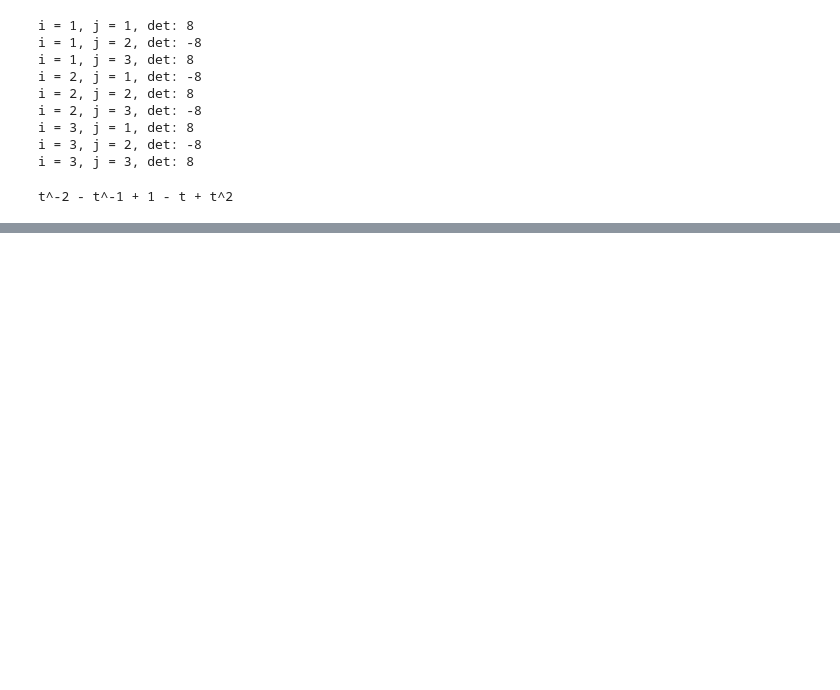
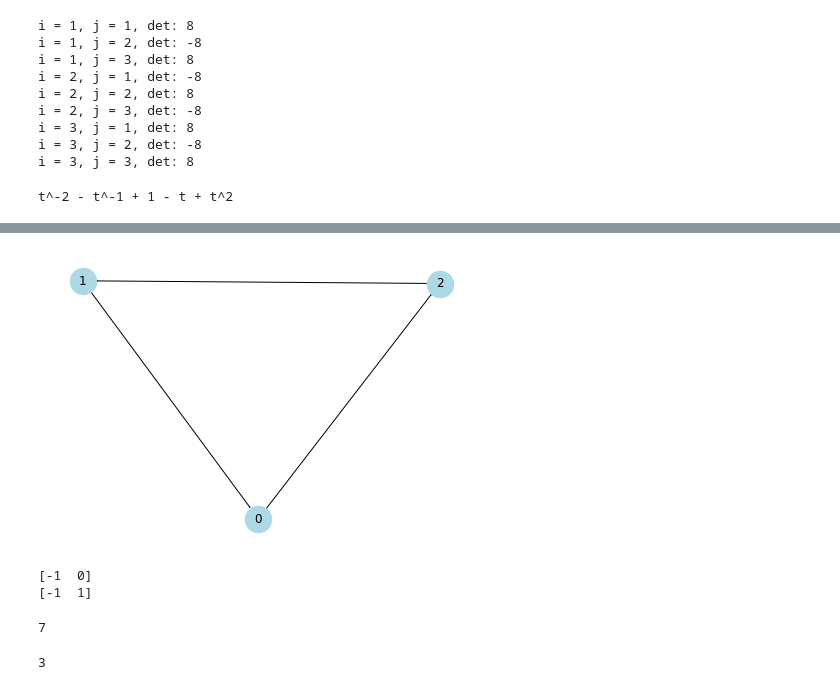
Before and after one commit to sadboyneedcodes/REU2024, a Jupyter notebook: sage_tests.ipynb, the cells around one changed output, grey strips where cells are left out. Drawn from its saved outputs; the diff is of its cells as text; code cells hidden in the pictures; blank space fills up the shorter version.

```diff
--- a/sage_tests.ipynb
+++ b/sage_tests.ipynb
@@ -136,0 +149,42 @@ NameError: name 'snappy' is not defined
+# %%
+import networkx as nx
+L = Link('3_1')
+dig = L.digraph()
+G = nx.DiGraph()
+for v in dig.vertices:
+    G.add_node(v)
+for e in dig.edges:
+    G.add_edge(e[0], e[1])
+pos = nx.spring_layout(G)
+nx.draw(G, pos, with_labels=True, node_size=700, node_color='lightblue', arrowsize=1)
+# %% [output]
+[figure, added]
+# %%
+L = Link([(3,7,4,6),(7,3,8,2),(1,4,2,5),(5,8,6,1)])
+seifert_matrix = L.seifert_matrix()
+seifert_matrix
+# %% [output]
+[-1  0]
+[-1  1]
+# %%
+L = Link([(5,10,6,1),(1,6,2,7),(7,4,8,5),(9,2,10,3),(3,8,4,9)])
+K = L.sage_link()
+#plot = K.plot()
+#plot.show()
+seifert_matrix = K.seifert_matrix()
+seifert_matrix
+sm_t = seifert_matrix.transpose()
+added = sm_t + seifert_matrix
+added
+added.det()
+# %% [output]
+7
+# %%
+trefoil_w_R2 = Link([(5,1,6,10),(6,1,7,2),(7,3,8,2),(3,9,4,8),(9,5,10,4)])
+K = trefoil_w_R2.sage_link()
+seifert_matrix = K.seifert_matrix()
+seifert_matrix_transpose = seifert_matrix.transpose()
+added = seifert_matrix + seifert_matrix_transpose
+added.det()
+# %% [output]
+3
```
Also changed, not shown: parts of 19 cells of this notebook.
